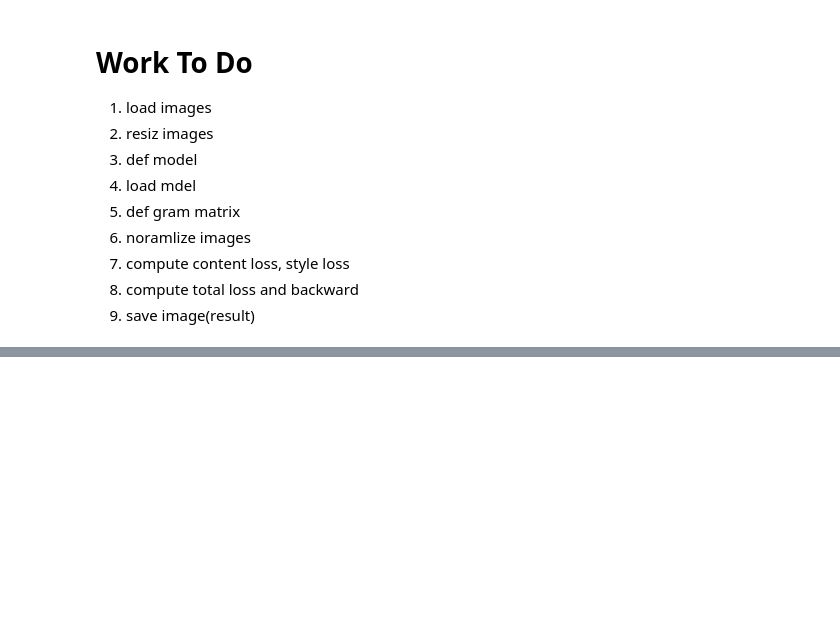
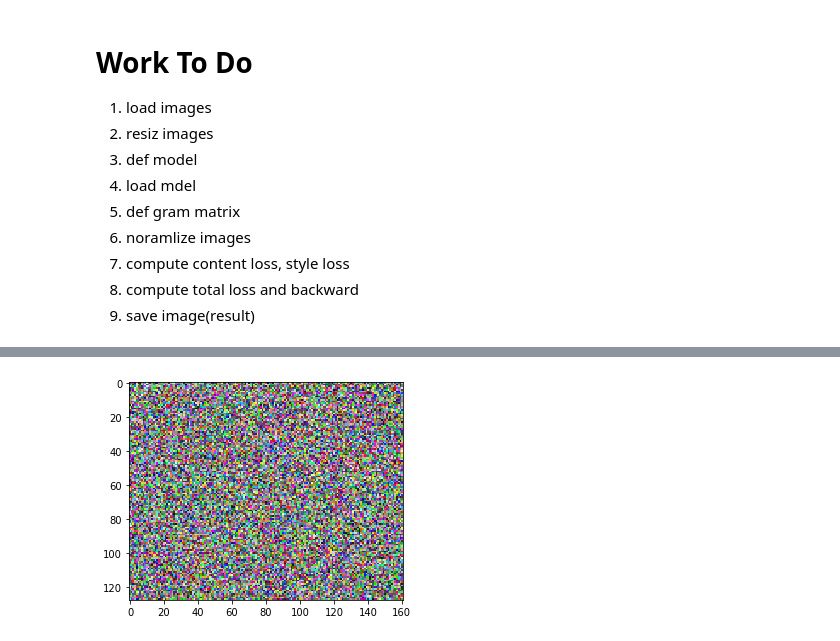
Before and after one commit to potatochips178/Univ, a Jupyter notebook: Graduate_Work.ipynb, the cells around one changed output, grey strips where cells are left out. Drawn from its saved outputs; the diff is of its cells as text; code cells hidden in the pictures; blank space fills up the shorter version.

```diff
--- a/Graduate_Work.ipynb
+++ b/Graduate_Work.ipynb
@@ -198,5 +195,10 @@ KeyboardInterrupt:
 [figure]
 [figure]
+# %%
+plt.figure()
+showImage(noise_img)
+# %% [output]
+[figure, added]
 # %%
 class ContentLoss(nn.Module):
     def __init__(self, target):
```
Also changed, not shown: parts of 4 cells of this notebook.
